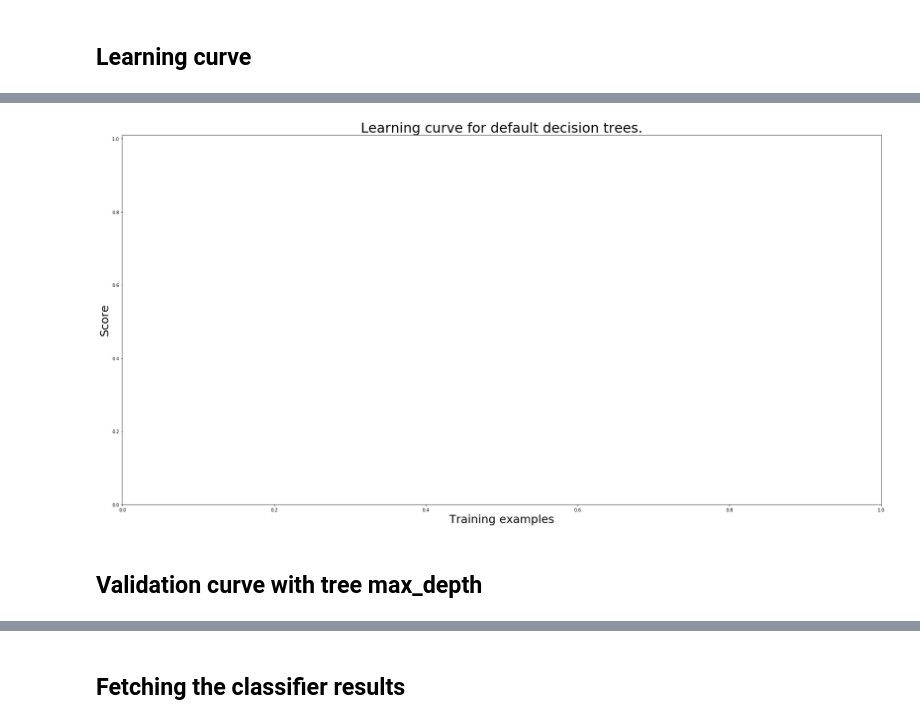
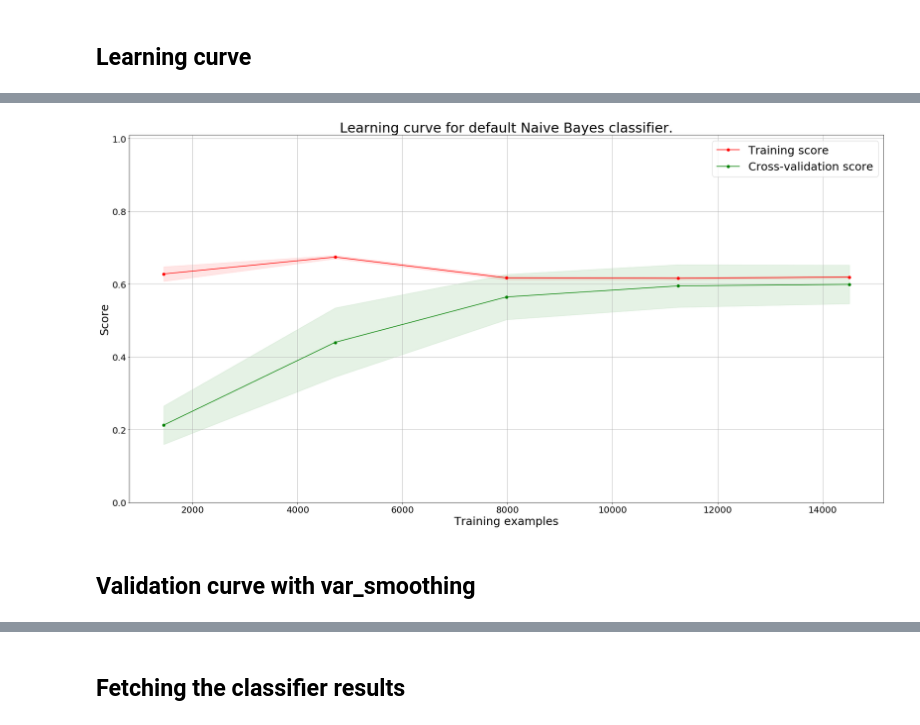
Before and after one commit to stefan-matcovici/Forest-Cover-Type-Prediction, a Jupyter notebook: 4-classification/naive-bayes.ipynb, the cells around one changed output, grey strips where cells are left out. Saved outputs shown, nothing was run; the diff lists cells and outputs as text; code cells hidden in the pictures.

Commit message:
Added notebook for the Naive Bayes classifier

```diff
--- a/4-classification/naive-bayes.ipynb
+++ b/4-classification/naive-bayes.ipynb
@@ -32,9 +32,9 @@ You can access Timestamp as pandas.Timestamp
 Let's create now the estimator pipeline.
 # %%
 classifier = Pipeline([
-    ('scl', StandardScaler()),
+#     ('normalizer', Normalizer()),
 #     ('pca', PCA(n_components=10)),
-    ('clf', MultinomialNB())
+    ('clf', GaussianNB())
 ])
 
 X = data['train_data'][data['numerical_attributes'] + data['categorical_attributes']]
@@ -43,6 +43,6 @@ y = data['train_data'][data['target']]
 ## Learning curve
 # %%
 kfold = StratifiedKFold(n_splits = 25)
-plot_learning_curve(classifier, 'Learning curve for default decision trees.',
+plot_learning_curve(classifier, 'Learning curve for default Naive Bayes classifier.',
                     X, y, ylim=(0, 1.01), cv=kfold, n_jobs=10)
 # %% [output]
@@ -50,4 +50,4 @@ ValueError: Input X must be non-negative
-[figure, old version]
+[figure, new version]
 # %% [markdown]
-## Validation curve with tree max_depth
+## Validation curve with var_smoothing
 # %%
```
Also changed, not shown: parts of 4 cells of this notebook.
